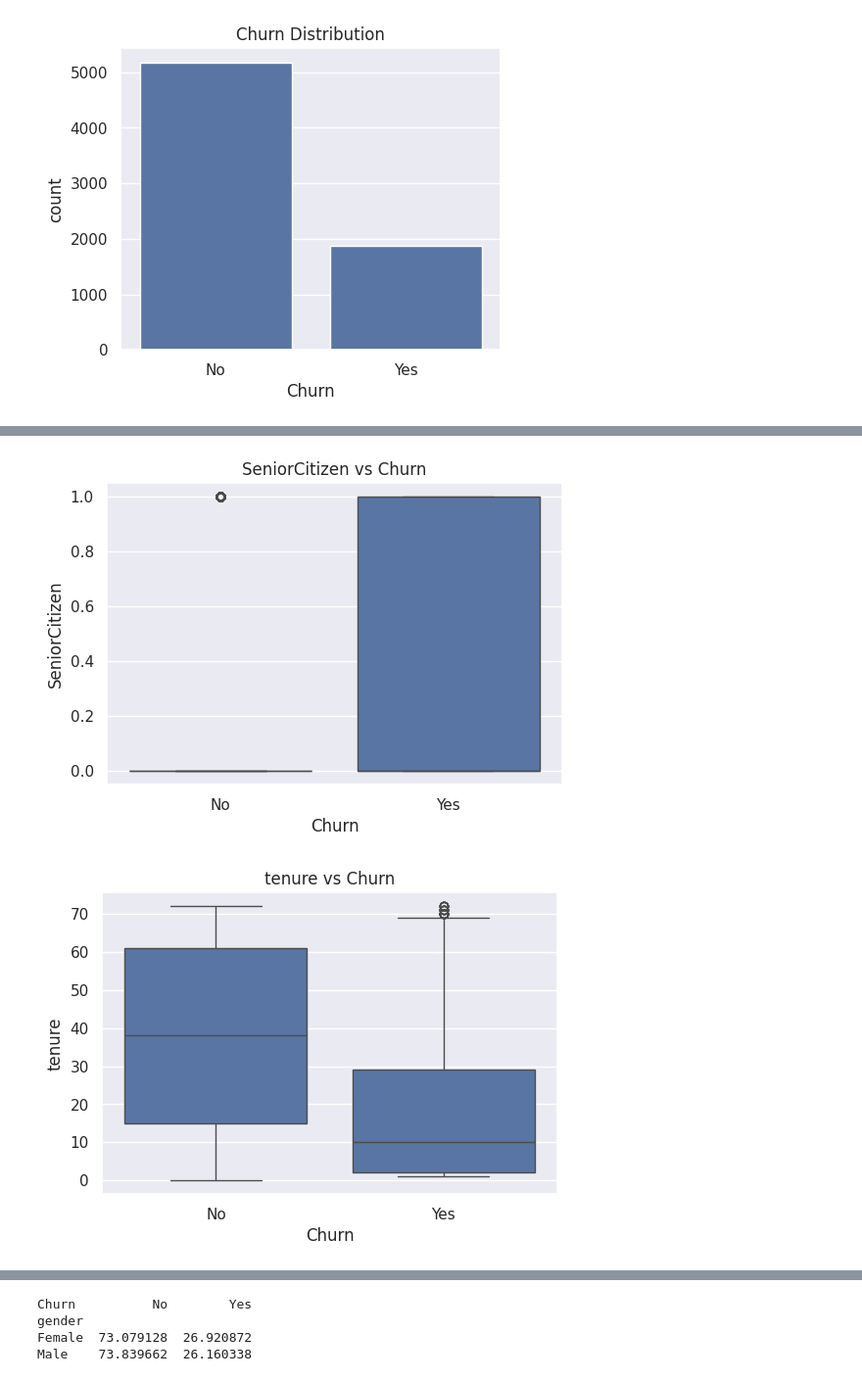
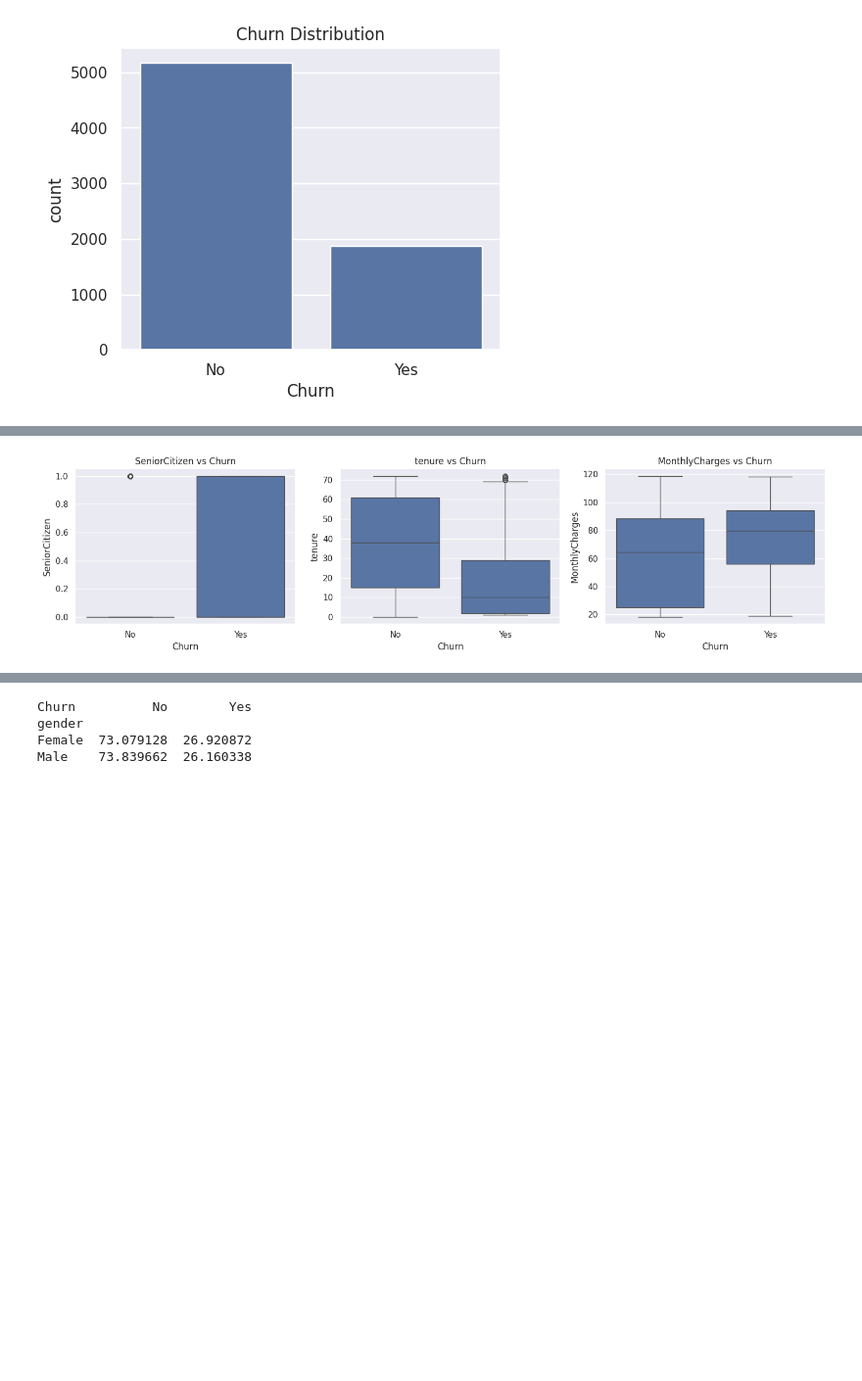
Before and after one commit to anushanthbalachandran/ML_Coursework_Telco_Customer_Churn, a Jupyter notebook: 2425477_20241130_Anushanth.ipynb, the cells around one changed output, grey strips where cells are left out. Shown at 98% size. Drawn from its saved outputs; the diff is of its cells as text; code cells hidden in the pictures; blank space fills up the shorter version.

```diff
--- a/2425477_20241130_Anushanth.ipynb
+++ b/2425477_20241130_Anushanth.ipynb
@@ -294,9 +294,16 @@ plt.show()
 # %% [output]
 [figure]
 # %%
-for col in num_cols:
-    plt.figure(figsize=(6,4))
+import matplotlib.pyplot as plt
+import seaborn as sns
+
+plt.figure(figsize=(5 * len(num_cols), 4))  # auto-adjust width
+
+for i, col in enumerate(num_cols, 1):
+    plt.subplot(1, len(num_cols), i)
     sns.histplot(inputs[col], kde=True)
     plt.title(f"Distribution of {col}")
-    plt.show()
+
+plt.tight_layout()
+plt.show()
 # %% [output]
@@ -306,9 +311,15 @@ for col in num_cols:
 # %%
-for col in num_cols:
-    plt.figure(figsize=(6,4))
+import matplotlib.pyplot as plt
+import seaborn as sns
+
+plt.figure(figsize=(5 * len(num_cols), 4))  # dynamic width based on number of columns
+
+for i, col in enumerate(num_cols, 1):
+    plt.subplot(1, len(num_cols), i)
     sns.boxplot(data=inputs, x="Churn", y=col)
     plt.title(f"{col} vs Churn")
-    plt.show()
+
+plt.tight_layout()
+plt.show()
 # %% [output]
-[figure, old version]
+[figure, new version]
-[figure, removed]
```
Also changed, not shown: parts of 19 cells of this notebook.
